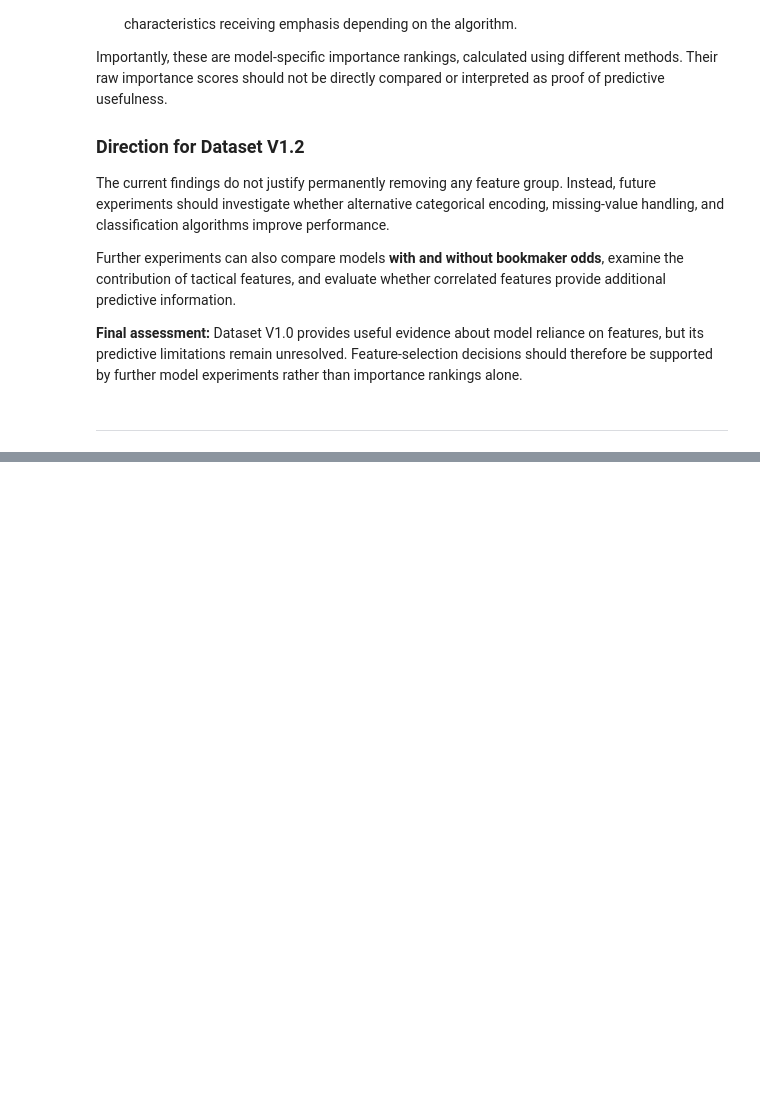
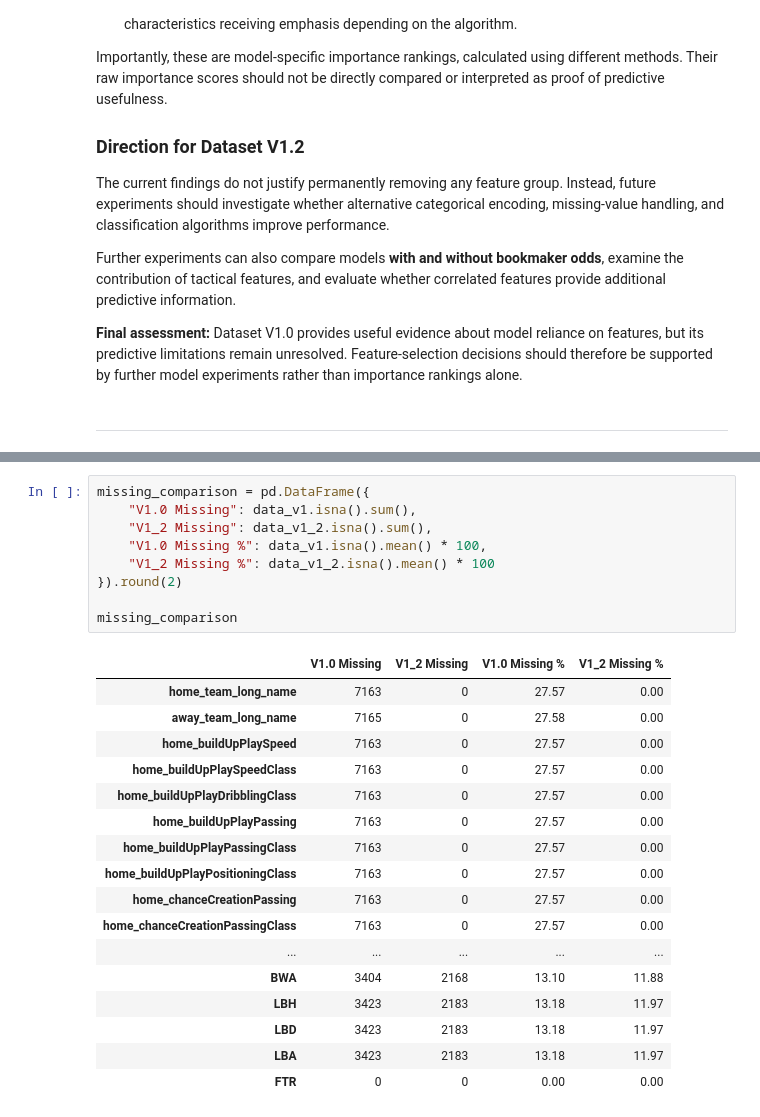
Before and after one commit to Aalli-Talpur/football-match-outcome-prediction, a Jupyter notebook: Notebook/03_Model_Experimentation.ipynb, the cells around one changed output, grey strips where cells are left out. Drawn from its saved outputs; the diff is of its cells as text; blank space fills up the shorter version.

```diff
--- a/Notebook/03_Model_Experimentation.ipynb
+++ b/Notebook/03_Model_Experimentation.ipynb
@@ -960,0 +983,27 @@ Further experiments can also compare models **with and without bookmaker odds**,
+# %%
+missing_comparison = pd.DataFrame({
+    "V1.0 Missing": data_v1.isna().sum(),
+    "V1_2 Missing": data_v1_2.isna().sum(),
+    "V1.0 Missing %": data_v1.isna().mean() * 100,
+    "V1_2 Missing %": data_v1_2.isna().mean() * 100
+}).round(2)
+
+missing_comparison
+# %% [output]
+|  | V1.0 Missing | V1_2 Missing | V1.0 Missing % | V1_2 Missing % |
+| home_team_long_name | 7163 | 0 | 27.57 | 0.00 |
+| away_team_long_name | 7165 | 0 | 27.58 | 0.00 |
+| home_buildUpPlaySpeed | 7163 | 0 | 27.57 | 0.00 |
+| home_buildUpPlaySpeedClass | 7163 | 0 | 27.57 | 0.00 |
+| home_buildUpPlayDribblingClass | 7163 | 0 | 27.57 | 0.00 |
+| home_buildUpPlayPassing | 7163 | 0 | 27.57 | 0.00 |
+| home_buildUpPlayPassingClass | 7163 | 0 | 27.57 | 0.00 |
+| home_buildUpPlayPositioningClass | 7163 | 0 | 27.57 | 0.00 |
+| home_chanceCreationPassing | 7163 | 0 | 27.57 | 0.00 |
+| home_chanceCreationPassingClass | 7163 | 0 | 27.57 | 0.00 |
+| ... | ... | ... | ... | ... |
+| BWA | 3404 | 2168 | 13.10 | 11.88 |
+| LBH | 3423 | 2183 | 13.18 | 11.97 |
+| LBD | 3423 | 2183 | 13.18 | 11.97 |
+| LBA | 3423 | 2183 | 13.18 | 11.97 |
+| FTR | 0 | 0 | 0.00 | 0.00 |
```
Also changed, not shown: parts of 10 cells of this notebook.
